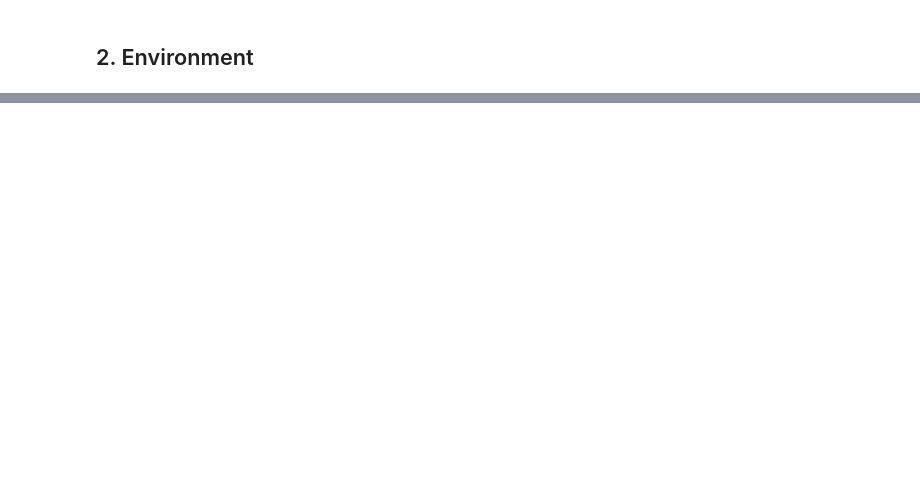
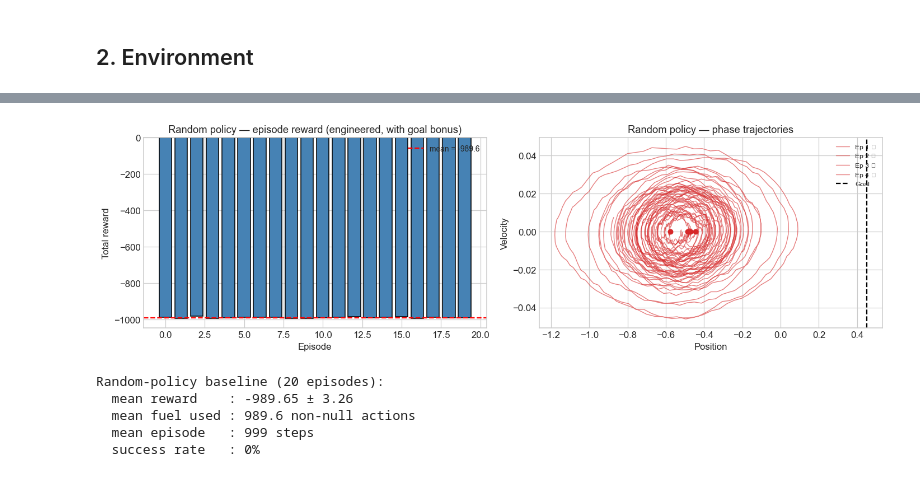
Before and after one commit to Jack-723/MountainCar-RL, a Jupyter notebook: notebooks/scenario_4_continuous_min_steps.ipynb, the cells around one changed output, grey strips where cells are left out. Saved outputs shown, nothing was run; the diff lists cells and outputs as text; code cells hidden in the pictures; blank space fills up the shorter version.

```diff
--- a/notebooks/scenario_4_continuous_min_steps.ipynb
+++ b/notebooks/scenario_4_continuous_min_steps.ipynb
@@ -78,0 +158,59 @@ print(f'Action space:      {env.action_space}')
+# %%
+# Random-policy baseline: how often does sampling actions uniformly reach the goal?
+N_RANDOM = 20
+random_rewards, random_fuels, random_steps, random_success = [], [], [], []
+sample_trajs = []
+env = MinRealTimeWrapper(gym.make(ENV_ID), threshold=THRESHOLD, goal_bonus=GOAL_BONUS)
+
+for ep in range(N_RANDOM):
+    obs, _ = env.reset(seed=SEED + ep)
+    total_r, fuel, steps, terminated = 0.0, 0, 0, False
+    traj_pos, traj_vel = [obs[0]], [obs[1]]
+    while True:
+        a = env.action_space.sample()
+        obs, r, term, trunc, info = env.step(a)
+        total_r += r
+        fuel += int(info["non_null_action"])
+        steps += 1
+        traj_pos.append(obs[0]); traj_vel.append(obs[1])
+        if term or trunc:
+            terminated = bool(term); break
+    random_rewards.append(total_r)
+    random_fuels.append(fuel)
+    random_steps.append(steps)
+    random_success.append(int(terminated))
+    if ep < 4:
+        sample_trajs.append((np.array(traj_pos), np.array(traj_vel), terminated))
+env.close()
+
+fig, axes = plt.subplots(1, 2, figsize=(13, 4))
+axes[0].bar(range(N_RANDOM), random_rewards, color="steelblue", edgecolor="black")
+axes[0].axhline(np.mean(random_rewards), color="red", linestyle="--",
+                label=f"mean = {np.mean(random_rewards):.1f}")
+axes[0].set_title("Random policy — episode reward (engineered, with goal bonus)")
+axes[0].set_xlabel("Episode"); axes[0].set_ylabel("Total reward"); axes[0].legend()
+
+for i, (px, vx, ok) in enumerate(sample_trajs):
+    color = "tab:green" if ok else "tab:red"
+    axes[1].plot(px, vx, color=color, alpha=0.6, linewidth=0.9, label=f"Ep {i+1} {'✓' if ok else '✗'}")
+    axes[1].scatter(px[0], vx[0], color=color, marker="o", s=30, zorder=5)
+axes[1].axvline(GOAL_POS, color="black", linestyle="--", label="Goal")
+axes[1].set_xlabel("Position"); axes[1].set_ylabel("Velocity")
+axes[1].set_title("Random policy — phase trajectories")
+axes[1].legend(fontsize=8)
+plt.tight_layout()
+plt.savefig(os.path.join(FIGS_DIR, "random_baseline.png"), dpi=200, bbox_inches="tight")
+plt.show()
+
+print(f"\nRandom-policy baseline ({N_RANDOM} episodes):")
+print(f"  mean reward    : {np.mean(random_rewards):.2f} ± {np.std(random_rewards):.2f}")
+print(f"  mean fuel used : {np.mean(random_fuels):.1f} non-null actions")
+print(f"  mean episode   : {np.mean(random_steps):.0f} steps")
+print(f"  success rate   : {100*np.mean(random_success):.0f}%")
+# %% [output]
+[figure, added]
+Random-policy baseline (20 episodes):
+  mean reward    : -989.65 ± 3.26
+  mean fuel used : 989.6 non-null actions
+  mean episode   : 999 steps
+  success rate   : 0%
```
Also changed, not shown: parts of 44 cells of this notebook, 21 other files.
